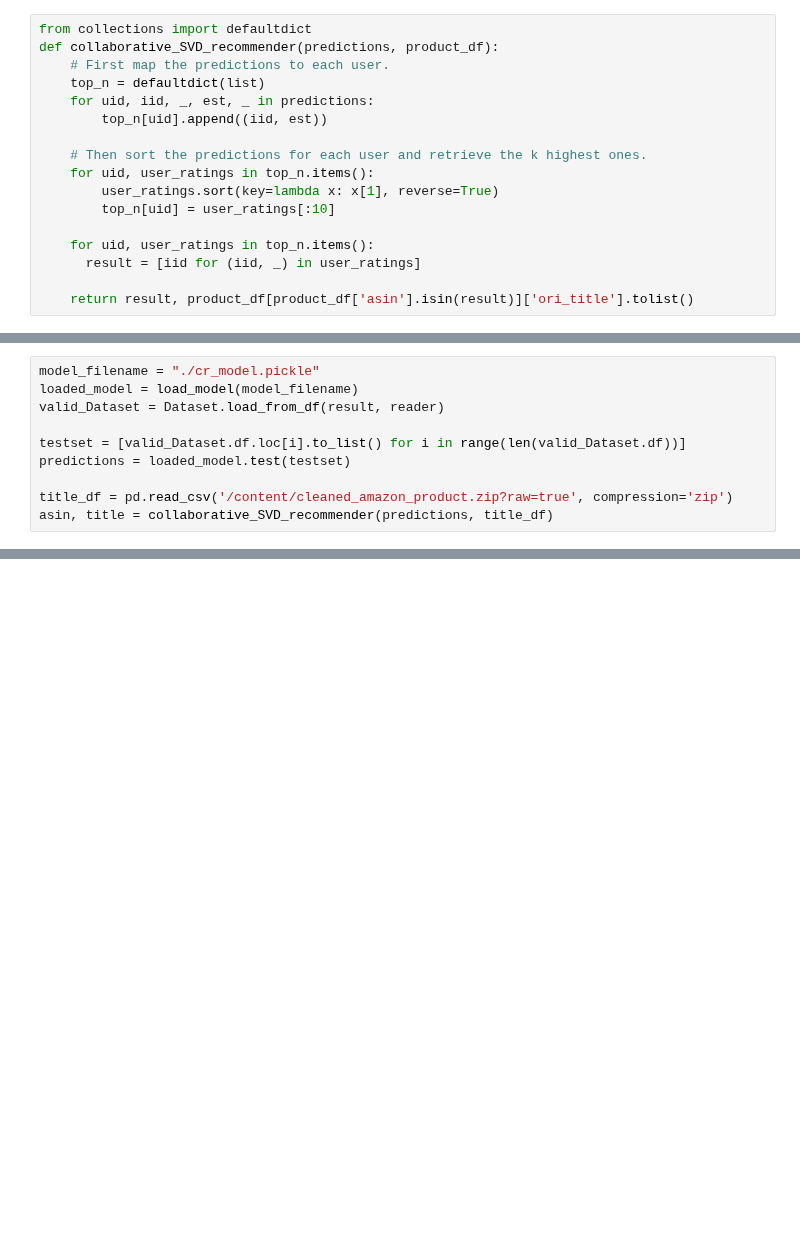
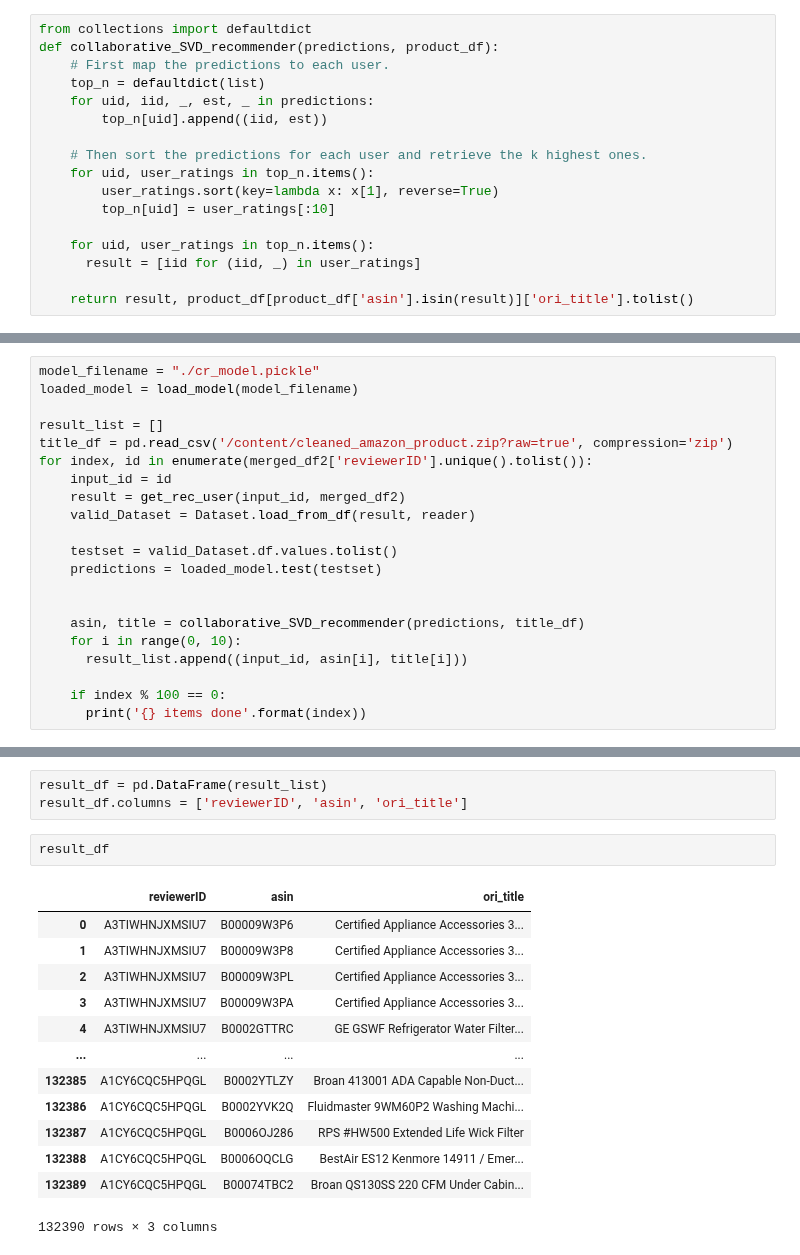
Before and after one commit to DATA-606-SPRING-2022/Jin_DATA606, a Jupyter notebook: ipynb/DATA606_Part2_CollaborativeRecommender.ipynb, the cells around one changed output, grey strips where cells are left out. Cells and saved outputs as stored; diff of their text form; blank space fills up the shorter version.

```diff
--- a/ipynb/DATA606_Part2_CollaborativeRecommender.ipynb
+++ b/ipynb/DATA606_Part2_CollaborativeRecommender.ipynb
@@ -485,10 +488,21 @@ result
-# %%
-model_filename = "./cr_model.pickle"
-loaded_model = load_model(model_filename)
-valid_Dataset = Dataset.load_from_df(result, reader)
-
-testset = [valid_Dataset.df.loc[i].to_list() for i in range(len(valid_Dataset.df))]
-predictions = loaded_model.test(testset)
-
-title_df = pd.read_csv('/content/cleaned_amazon_product.zip?raw=true', compression='zip')
-asin, title = collaborative_SVD_recommender(predictions, title_df)
+# %%
+model_filename = "./cr_model.pickle"
+loaded_model = load_model(model_filename)
+
+result_list = []
+title_df = pd.read_csv('/content/cleaned_amazon_product.zip?raw=true', compression='zip')
+for index, id in enumerate(merged_df2['reviewerID'].unique().tolist()):
+    input_id = id
+    result = get_rec_user(input_id, merged_df2)
+    valid_Dataset = Dataset.load_from_df(result, reader)
+
+    testset = valid_Dataset.df.values.tolist()
+    predictions = loaded_model.test(testset)
+
+
+    asin, title = collaborative_SVD_recommender(predictions, title_df)
+    for i in range(0, 10):
+      result_list.append((input_id, asin[i], title[i]))
+
+    if index % 100 == 0:
+      print('{} items done'.format(index))
@@ -494,0 +532,19 @@ asin, title = collaborative_SVD_recommender(predictions, title_df)
+# %%
+result_df = pd.DataFrame(result_list)
+result_df.columns = ['reviewerID', 'asin', 'ori_title']
+# %%
+result_df
+# %% [output]
+|  | reviewerID | asin | ori_title |
+| 0 | A3TIWHNJXMSIU7 | B00009W3P6 | Certified Appliance Accessories 3... |
+| 1 | A3TIWHNJXMSIU7 | B00009W3P8 | Certified Appliance Accessories 3... |
+| 2 | A3TIWHNJXMSIU7 | B00009W3PL | Certified Appliance Accessories 3... |
+| 3 | A3TIWHNJXMSIU7 | B00009W3PA | Certified Appliance Accessories 3... |
+| 4 | A3TIWHNJXMSIU7 | B0002GTTRC | GE GSWF Refrigerator Water Filter... |
+| ... | ... | ... | ... |
+| 132385 | A1CY6CQC5HPQGL | B0002YTLZY | Broan 413001 ADA Capable Non-Duct... |
+| 132386 | A1CY6CQC5HPQGL | B0002YVK2Q | Fluidmaster 9WM60P2 Washing Machi... |
+| 132387 | A1CY6CQC5HPQGL | B0006OJ286 | RPS #HW500 Extended Life Wick Filter |
+| 132388 | A1CY6CQC5HPQGL | B0006OQCLG | BestAir ES12 Kenmore 14911 / Emer... |
+| 132389 | A1CY6CQC5HPQGL | B00074TBC2 | Broan QS130SS 220 CFM Under Cabin... |
+132390 rows × 3 columns
```
Also changed, not shown: parts of 54 cells of this notebook.
